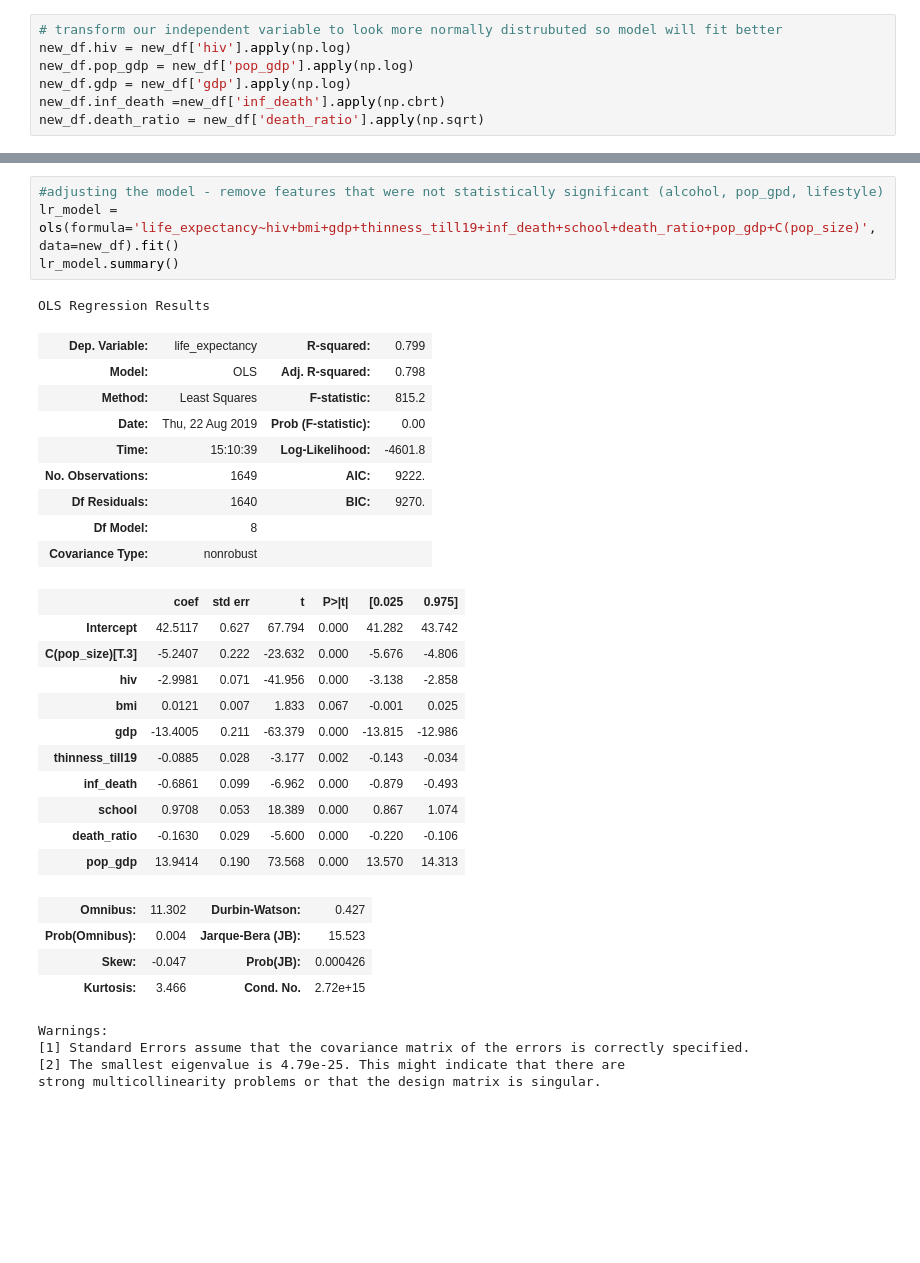
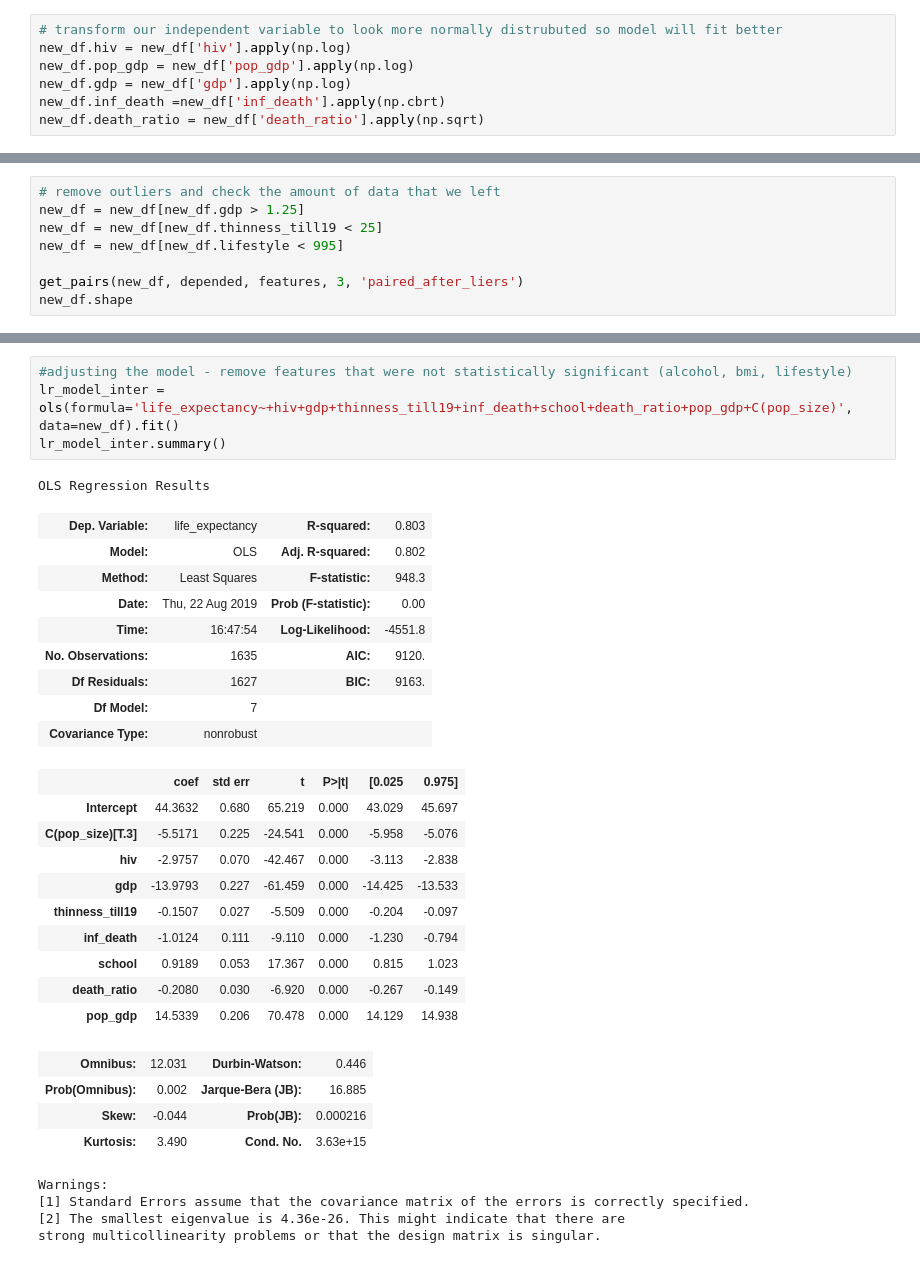
Before and after one commit to DaggerForce/Life_Expectancy_Project, a Jupyter notebook: life_expectancy.ipynb, the cells around one changed output, grey strips where cells are left out. Drawn from its saved outputs; the diff is of its cells as text; blank space fills up the shorter version.

Commit message:
scaled data, ran model and tested it #1

```diff
--- a/life_expectancy.ipynb
+++ b/life_expectancy.ipynb
@@ -216,0 +225,8 @@ new_df.death_ratio = new_df['death_ratio'].apply(np.sqrt)
+# %%
+# remove outliers and check the amount of data that we left
+new_df = new_df[new_df.gdp > 1.25]
+new_df = new_df[new_df.thinness_till19 < 25]
+new_df = new_df[new_df.lifestyle < 995]
+
+get_pairs(new_df, depended, features, 3, 'paired_after_liers')
+new_df.shape
@@ -253,34 +293,33 @@ strong multicollinearity problems or that the design matrix is singular.
 # %%
-#adjusting the model - remove features that were not statistically significant (alcohol, pop_gpd, lifestyle)
-lr_model = ols(formula='life_expectancy~hiv+bmi+gdp+thinness_till19+inf_death+school+death_ratio+pop_gdp+C(pop_size)', data=new_df).fit()
-lr_model.summary()
+#adjusting the model - remove features that were not statistically significant (alcohol, bmi, lifestyle)
+lr_model_inter = ols(formula='life_expectancy~+hiv+gdp+thinness_till19+inf_death+school+death_ratio+pop_gdp+C(pop_size)', data=new_df).fit()
+lr_model_inter.summary()
 # %% [output]
 OLS Regression Results
-| Dep. Variable: | life_expectancy | R-squared: | 0.799 |
-| Model: | OLS | Adj. R-squared: | 0.798 |
-| Method: | Least Squares | F-statistic: | 815.2 |
+| Dep. Variable: | life_expectancy | R-squared: | 0.803 |
+| Model: | OLS | Adj. R-squared: | 0.802 |
+| Method: | Least Squares | F-statistic: | 948.3 |
 | Date: | Thu, 22 Aug 2019 | Prob (F-statistic): | 0.00 |
-| Time: | 15:10:39 | Log-Likelihood: | -4601.8 |
-| No. Observations: | 1649 | AIC: | 9222. |
-| Df Residuals: | 1640 | BIC: | 9270. |
-| Df Model: | 8 |  |  |
+| Time: | 16:47:54 | Log-Likelihood: | -4551.8 |
+| No. Observations: | 1635 | AIC: | 9120. |
+| Df Residuals: | 1627 | BIC: | 9163. |
+| Df Model: | 7 |  |  |
 | Covariance Type: | nonrobust |  |  |
 |  | coef | std err | t | P>|t| | [0.025 | 0.975] |
-| Intercept | 42.5117 | 0.627 | 67.794 | 0.000 | 41.282 | 43.742 |
-| C(pop_size)[T.3] | -5.2407 | 0.222 | -23.632 | 0.000 | -5.676 | -4.806 |
-| hiv | -2.9981 | 0.071 | -41.956 | 0.000 | -3.138 | -2.858 |
-| bmi | 0.0121 | 0.007 | 1.833 | 0.067 | -0.001 | 0.025 |
-| gdp | -13.4005 | 0.211 | -63.379 | 0.000 | -13.815 | -12.986 |
-| thinness_till19 | -0.0885 | 0.028 | -3.177 | 0.002 | -0.143 | -0.034 |
-| inf_death | -0.6861 | 0.099 | -6.962 | 0.000 | -0.879 | -0.493 |
-| school | 0.9708 | 0.053 | 18.389 | 0.000 | 0.867 | 1.074 |
-| death_ratio | -0.1630 | 0.029 | -5.600 | 0.000 | -0.220 | -0.106 |
-| pop_gdp | 13.9414 | 0.190 | 73.568 | 0.000 | 13.570 | 14.313 |
+| Intercept | 44.3632 | 0.680 | 65.219 | 0.000 | 43.029 | 45.697 |
+| C(pop_size)[T.3] | -5.5171 | 0.225 | -24.541 | 0.000 | -5.958 | -5.076 |
+| hiv | -2.9757 | 0.070 | -42.467 | 0.000 | -3.113 | -2.838 |
+| gdp | -13.9793 | 0.227 | -61.459 | 0.000 | -14.425 | -13.533 |
+| thinness_till19 | -0.1507 | 0.027 | -5.509 | 0.000 | -0.204 | -0.097 |
+| inf_death | -1.0124 | 0.111 | -9.110 | 0.000 | -1.230 | -0.794 |
+| school | 0.9189 | 0.053 | 17.367 | 0.000 | 0.815 | 1.023 |
+| death_ratio | -0.2080 | 0.030 | -6.920 | 0.000 | -0.267 | -0.149 |
+| pop_gdp | 14.5339 | 0.206 | 70.478 | 0.000 | 14.129 | 14.938 |
-| Omnibus: | 11.302 | Durbin-Watson: | 0.427 |
-| Prob(Omnibus): | 0.004 | Jarque-Bera (JB): | 15.523 |
-| Skew: | -0.047 | Prob(JB): | 0.000426 |
-| Kurtosis: | 3.466 | Cond. No. | 2.72e+15 |
+| Omnibus: | 12.031 | Durbin-Watson: | 0.446 |
+| Prob(Omnibus): | 0.002 | Jarque-Bera (JB): | 16.885 |
+| Skew: | -0.044 | Prob(JB): | 0.000216 |
+| Kurtosis: | 3.490 | Cond. No. | 3.63e+15 |
 Warnings:
 [1] Standard Errors assume that the covariance matrix of the errors is correctly specified.
-[2] The smallest eigenvalue is 4.79e-25. This might indicate that there are
+[2] The smallest eigenvalue is 4.36e-26. This might indicate that there are
 strong multicollinearity problems or that the design matrix is singular.
```
Also changed, not shown: parts of 19 cells of this notebook, 10 other files.
